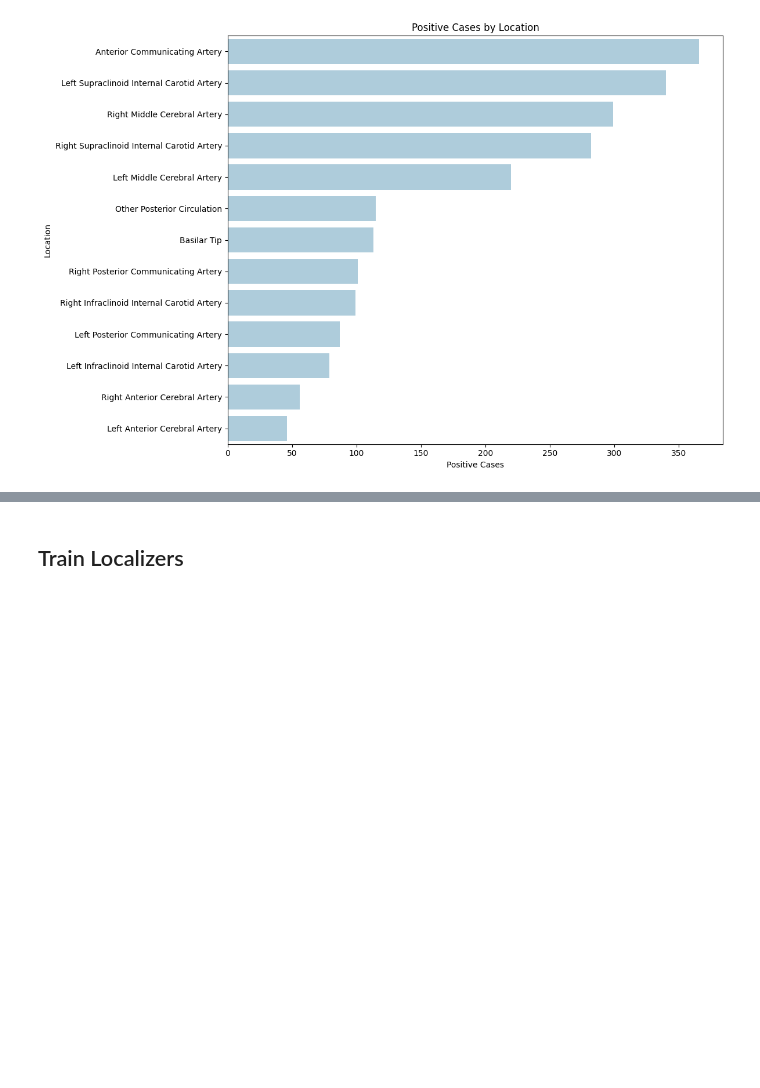
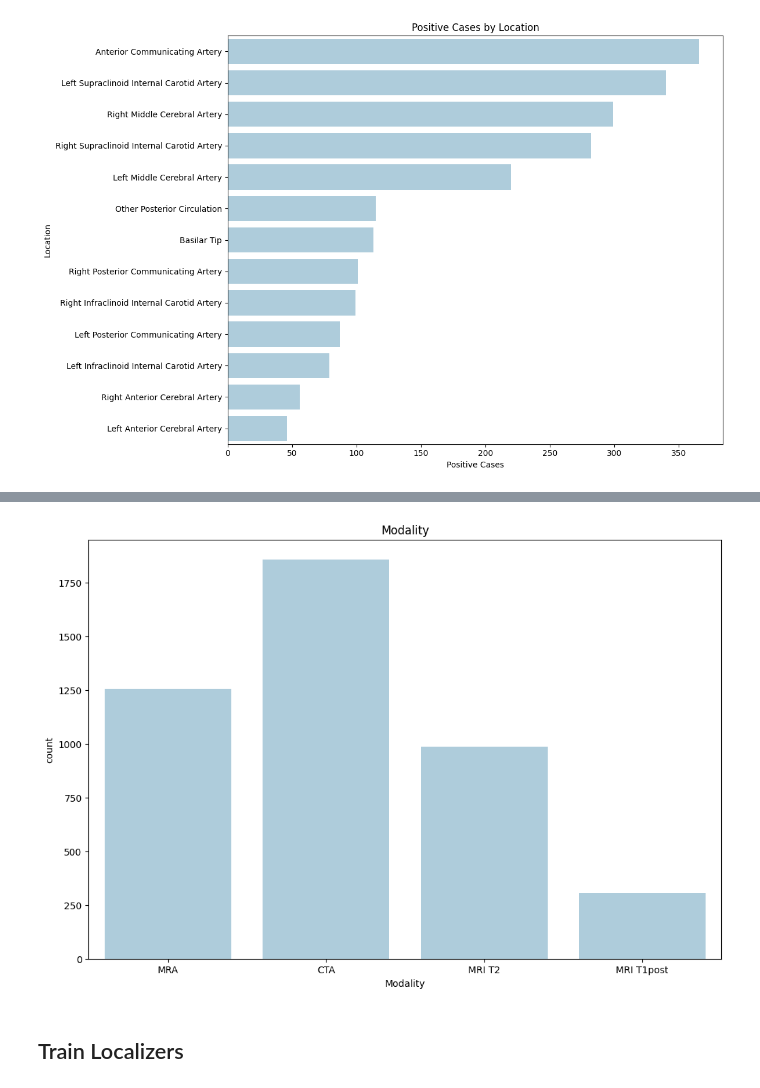
Before and after one commit to jonathanchen301/rsna-intracranial-aneurysm-detection, a Jupyter notebook: eda.ipynb, the cells around one changed output, grey strips where cells are left out. Cells and saved outputs as stored; diff of their text form; code cells hidden in the pictures; blank space fills up the shorter version.

```diff
--- a/eda.ipynb
+++ b/eda.ipynb
@@ -89,3 +125,10 @@ plt.show()
+# %%
+plt.figure(figsize=(12, 8))
+sns.countplot(data=train, x="Modality")
+plt.title("Modality")
+plt.show()
+# %% [output]
+[figure, added]
 # %% [markdown]
 ## Train Localizers
 # %%
```
Also changed, not shown: parts of 7 cells of this notebook.
